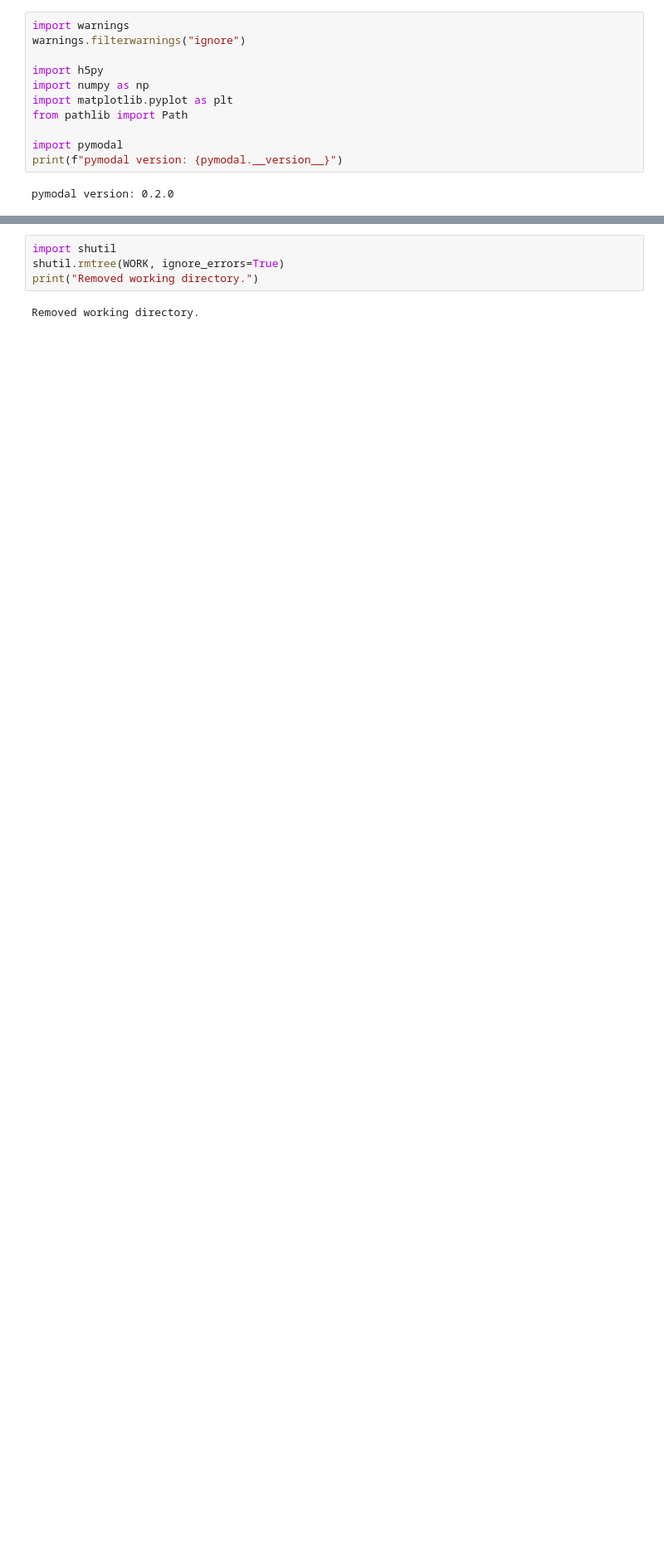
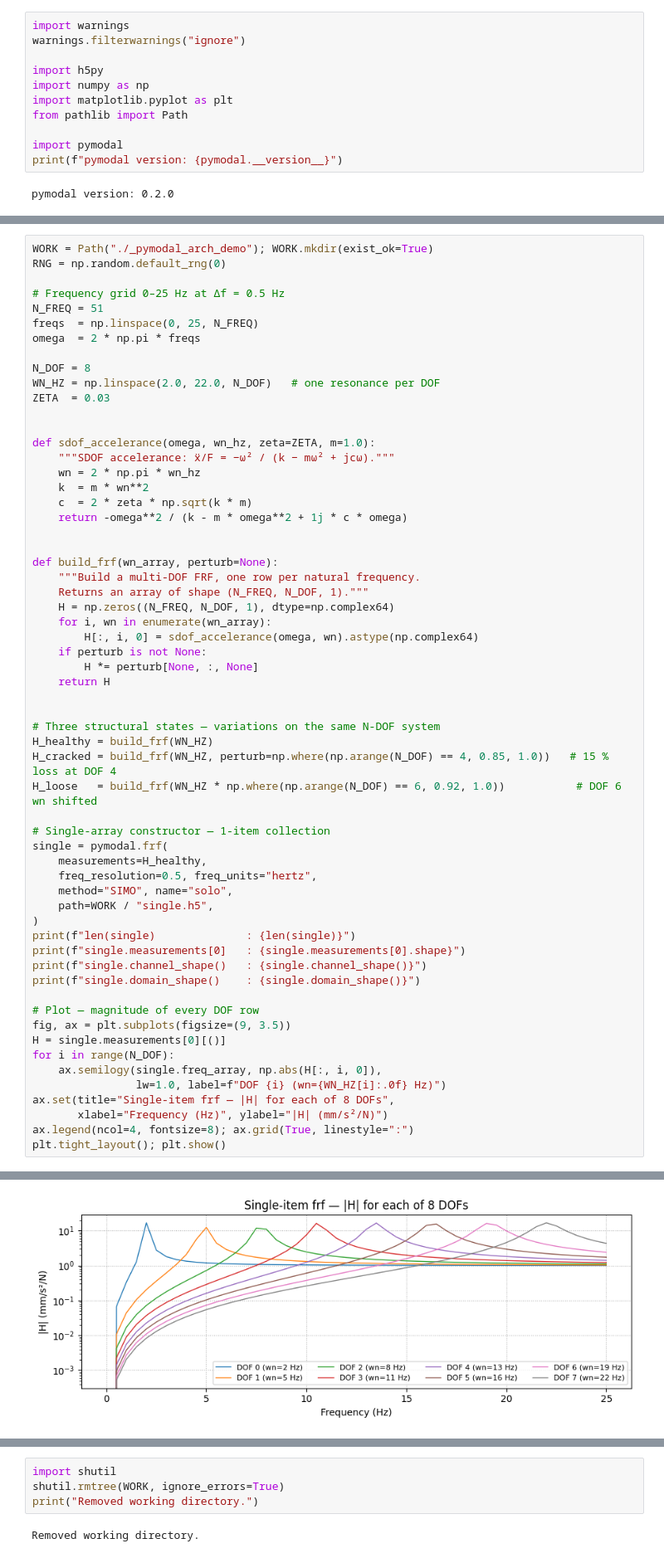
Before and after one commit to grcarmenaty/pymodal, a Jupyter notebook: architecture.ipynb, the cells around one changed output, grey strips where cells are left out. Shown at 83% size. Drawn from its saved outputs; the diff is of its cells as text; blank space fills up the shorter version.

```diff
--- a/architecture.ipynb
+++ b/architecture.ipynb
@@ -392,0 +103,61 @@ sci            DataLoader batch: x.shape=(2, 1, 1)  y=[1, 2]
+# %%
+WORK = Path("./_pymodal_arch_demo"); WORK.mkdir(exist_ok=True)
+RNG = np.random.default_rng(0)
+
+# Frequency grid 0–25 Hz at Δf = 0.5 Hz
+N_FREQ = 51
+freqs  = np.linspace(0, 25, N_FREQ)
+omega  = 2 * np.pi * freqs
+
+N_DOF = 8
+WN_HZ = np.linspace(2.0, 22.0, N_DOF)   # one resonance per DOF
+ZETA  = 0.03
+
+
+def sdof_accelerance(omega, wn_hz, zeta=ZETA, m=1.0):
+    """SDOF accelerance: ẍ/F = −ω² / (k − mω² + jcω)."""
+    wn = 2 * np.pi * wn_hz
+    k  = m * wn**2
+    c  = 2 * zeta * np.sqrt(k * m)
+    return -omega**2 / (k - m * omega**2 + 1j * c * omega)
+
+
+def build_frf(wn_array, perturb=None):
+    """Build a multi-DOF FRF, one row per natural frequency.
+    Returns an array of shape (N_FREQ, N_DOF, 1)."""
+    H = np.zeros((N_FREQ, N_DOF, 1), dtype=np.complex64)
+    for i, wn in enumerate(wn_array):
+        H[:, i, 0] = sdof_accelerance(omega, wn).astype(np.complex64)
+    if perturb is not None:
+        H *= perturb[None, :, None]
+    return H
+
+
+# Three structural states — variations on the same N-DOF system
+H_healthy = build_frf(WN_HZ)
+H_cracked = build_frf(WN_HZ, perturb=np.where(np.arange(N_DOF) == 4, 0.85, 1.0))   # 15 % loss at DOF 4
+H_loose   = build_frf(WN_HZ * np.where(np.arange(N_DOF) == 6, 0.92, 1.0))           # DOF 6 wn shifted
+
+# Single-array constructor — 1-item collection
+single = pymodal.frf(
+    measurements=H_healthy,
+    freq_resolution=0.5, freq_units="hertz",
+    method="SIMO", name="solo",
+    path=WORK / "single.h5",
+)
+print(f"len(single)              : {len(single)}")
+print(f"single.measurements[0]   : {single.measurements[0].shape}")
+print(f"single.channel_shape()   : {single.channel_shape()}")
+print(f"single.domain_shape()    : {single.domain_shape()}")
+
+# Plot — magnitude of every DOF row
+fig, ax = plt.subplots(figsize=(9, 3.5))
+H = single.measurements[0][()]
+for i in range(N_DOF):
+    ax.semilogy(single.freq_array, np.abs(H[:, i, 0]),
+                lw=1.0, label=f"DOF {i} (wn={WN_HZ[i]:.0f} Hz)")
+ax.set(title="Single-item frf — |H| for each of 8 DOFs",
+       xlabel="Frequency (Hz)", ylabel="|H| (mm/s²/N)")
+ax.legend(ncol=4, fontsize=8); ax.grid(True, linestyle=":")
+plt.tight_layout(); plt.show()
+# %% [output]
@@ -392,0 +168 @@ sci            DataLoader batch: x.shape=(2, 1, 1)  y=[1, 2]
+[figure, added]
```
Also changed, not shown: parts of 52 cells of this notebook, 1 other file.
